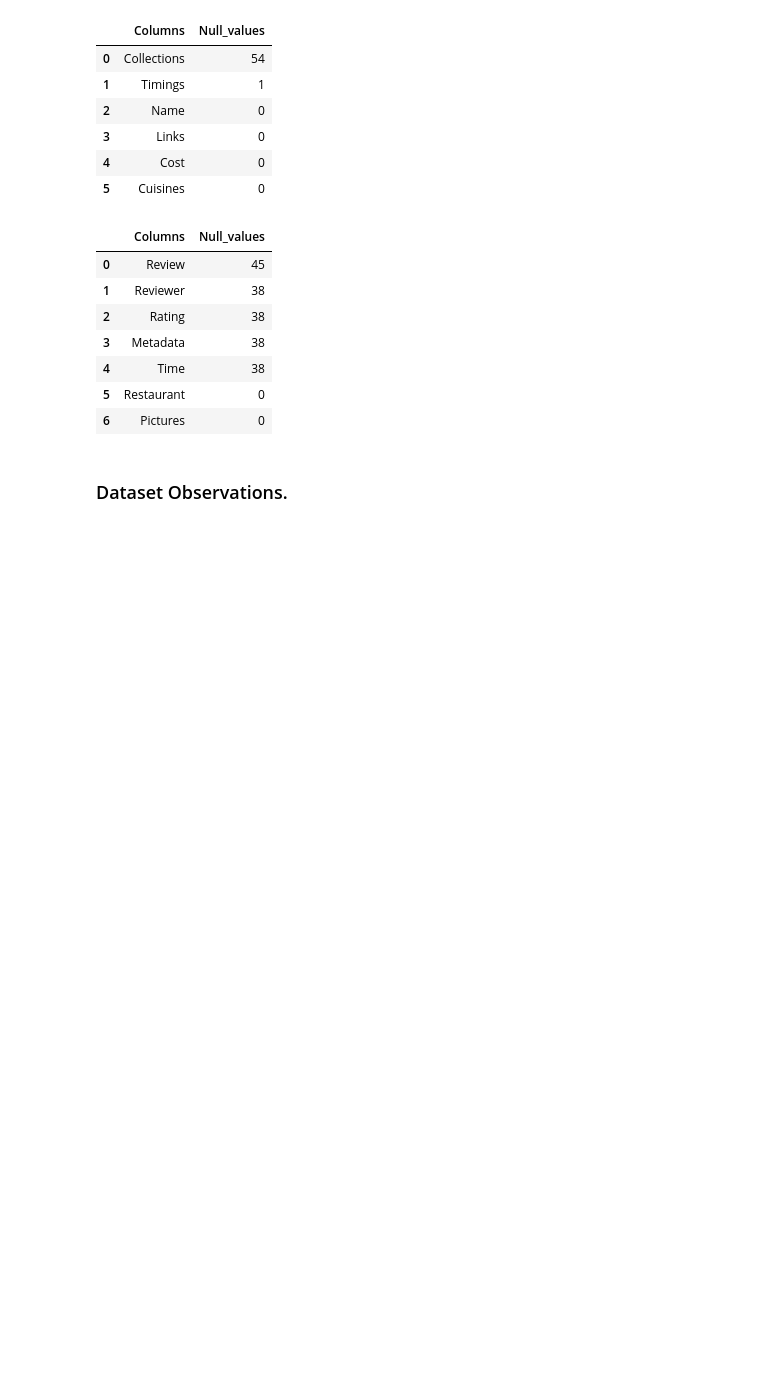
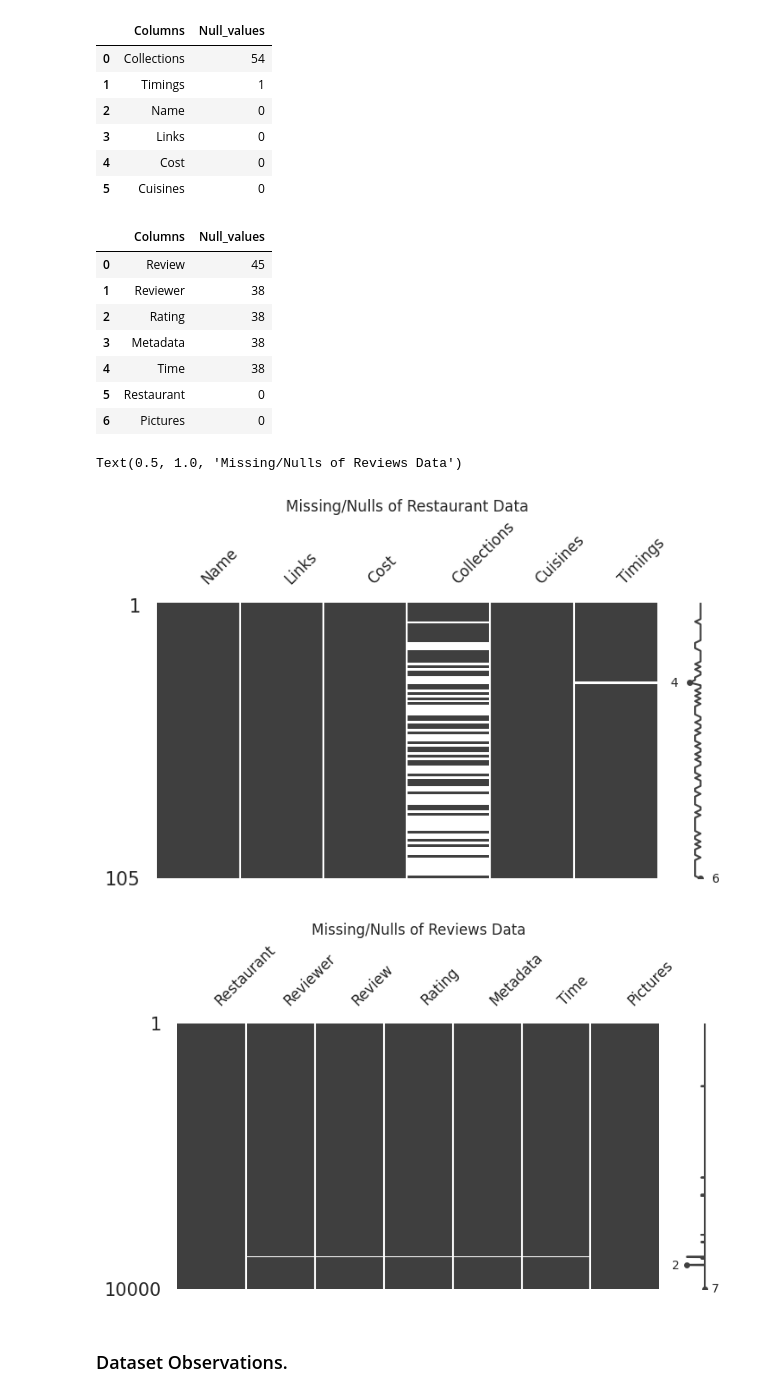
Before and after one commit to ErSangram/capstone_03_Zomato_Restaurant_Clustering_And_Analysis, a Jupyter notebook: Zomato_Restaurant_Clustering_And_Sentiment_Analysis.ipynb, the cells around one changed output. Saved outputs shown, nothing was run; the diff lists cells and outputs as text; code cells hidden in the pictures; blank space fills up the shorter version.

```diff
--- a/Zomato_Restaurant_Clustering_And_Sentiment_Analysis.ipynb
+++ b/Zomato_Restaurant_Clustering_And_Sentiment_Analysis.ipynb
@@ -186,6 +184,21 @@ null_df
 | 4 | Time | 38 |
 | 5 | Restaurant | 0 |
 | 6 | Pictures | 0 |
+# %%
+# Visualize Null/Missing values
+import missingno # library to visualize nulls
+
+missingno.matrix(restro_df,figsize=(8,4), fontsize=12);
+plt.title('Missing/Nulls of Restaurant Data')
+
+print('\n')
+
+missingno.matrix(reviews_df,figsize=(8,4), fontsize=12);
+plt.title('Missing/Nulls of Reviews Data')
+# %% [output]
+Text(0.5, 1.0, 'Missing/Nulls of Reviews Data')
+[figure, added]
+[figure, added]
 # %% [markdown]
 ### Dataset Observations.
 # %% [markdown]
```
Also changed, not shown: parts of 75 cells of this notebook.
